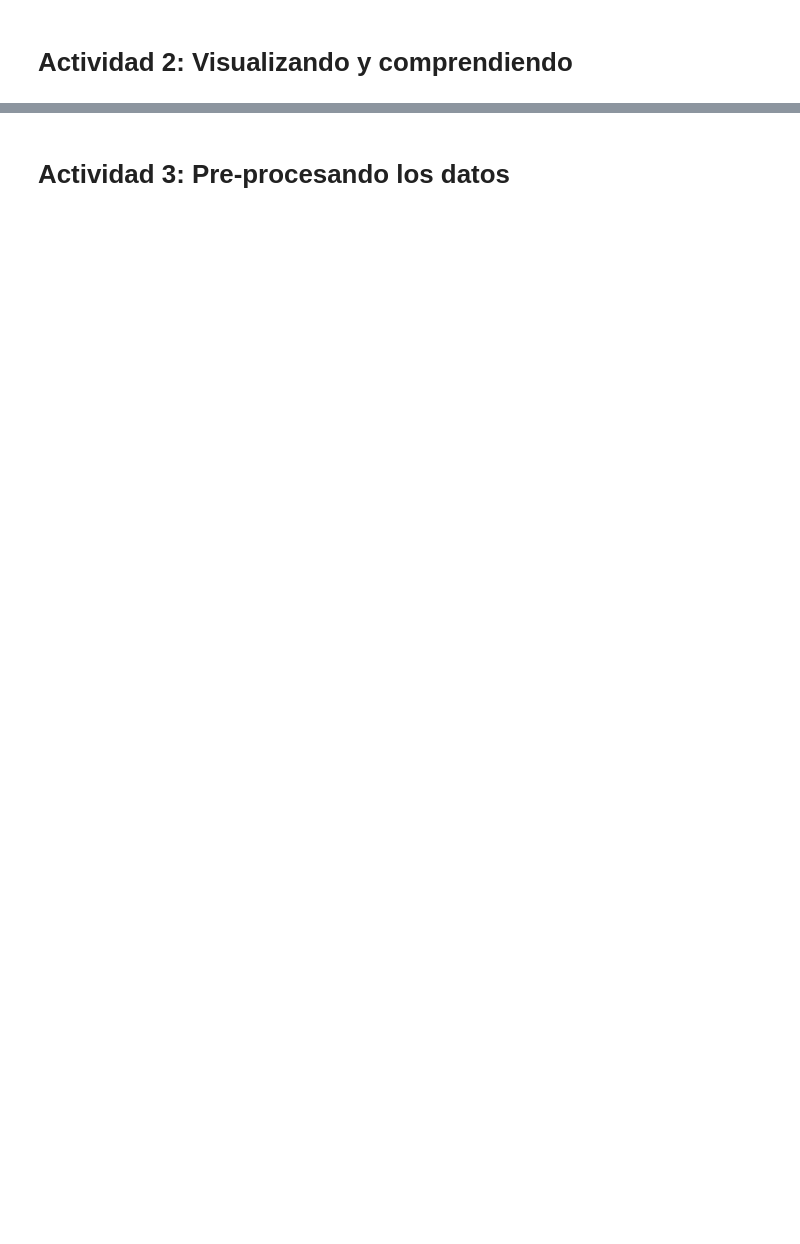
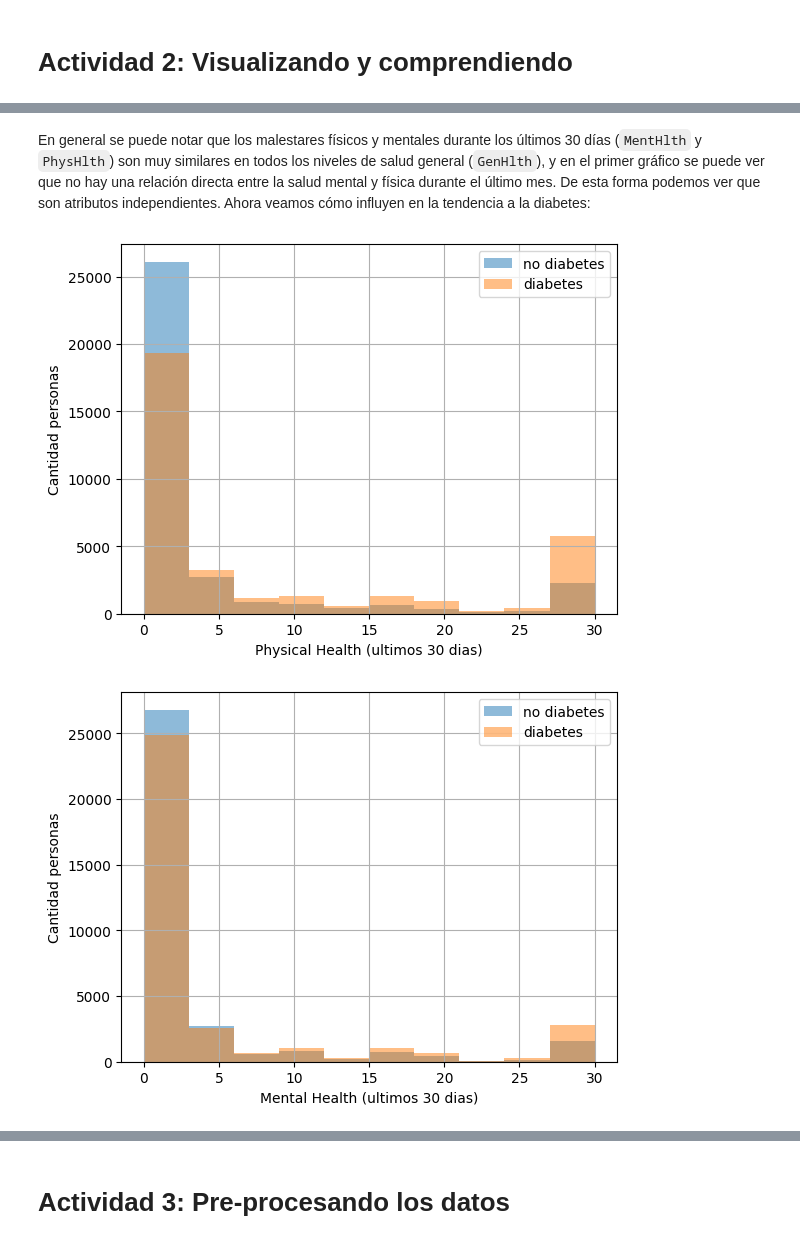
Before and after one commit to blanca-romero/tarea-3-ia, a Jupyter notebook: 01 - Árboles de Decisión/DCClinica.ipynb, the cells around one changed output, grey strips where cells are left out. Cells and saved outputs as stored; diff of their text form; code cells hidden in the pictures; blank space fills up the shorter version.

```diff
--- a/01 - Árboles de Decisión/DCClinica.ipynb
+++ b/01 - Árboles de Decisión/DCClinica.ipynb
@@ -16,0 +192,23 @@ Recuerda usar variables descriptivas durante toda la tarea
+# %% [markdown]
+En general se puede notar que los malestares físicos y mentales durante los últimos 30 días (``MentHlth`` y ``PhysHlth``) son muy similares en todos los niveles de salud general (``GenHlth``), y en el primer gráfico se puede ver que no hay una relación directa entre la salud mental y física durante el último mes. De esta forma podemos ver que son atributos independientes. Ahora veamos cómo influyen en la tendencia a la diabetes:
+# %%
+df.groupby('Diabetes_binary')['PhysHlth'].hist(alpha=0.5, legend=True)
+plt.xlabel('Physical Health (ultimos 30 dias)')
+plt.ylabel('Cantidad personas')
+plt.legend(['no diabetes','diabetes'])
+plt.show()
+
+df.groupby('Diabetes_binary')['MentHlth'].hist(alpha=0.5, legend=True)
+plt.xlabel('Mental Health (ultimos 30 dias)')
+plt.ylabel('Cantidad personas')
+plt.legend(['no diabetes','diabetes'])
+plt.show()
+
+df.groupby('Diabetes_binary')['GenHlth'].hist(alpha=0.5, legend=True)
+plt.xlabel('General Health')
+plt.ylabel('Cantidad personas')
+plt.legend(['no diabetes','diabetes'])
+plt.show()
+# %% [output]
+[figure, added]
+[figure, added]
```
Also changed, not shown: parts of 40 cells of this notebook, 3 other files.
